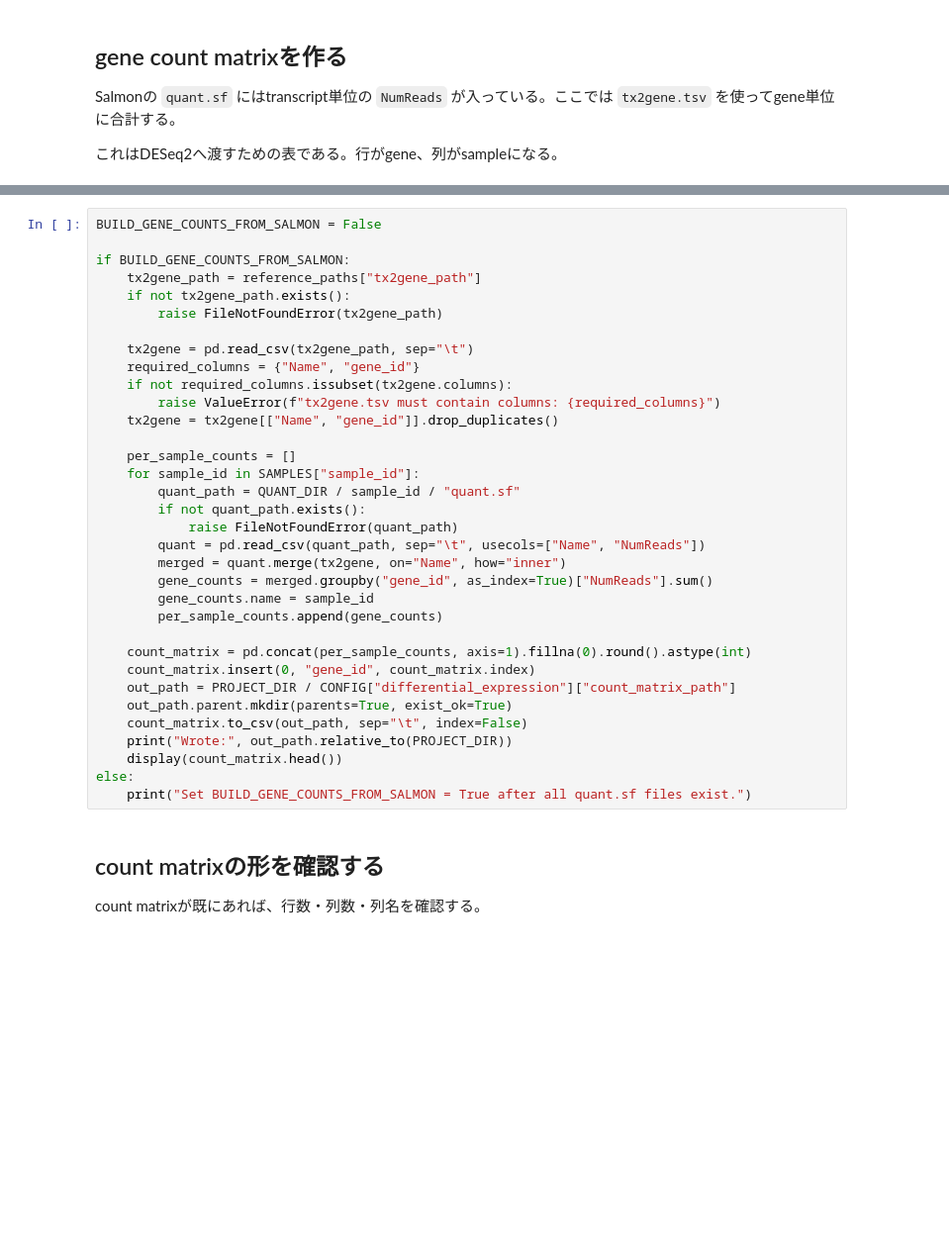
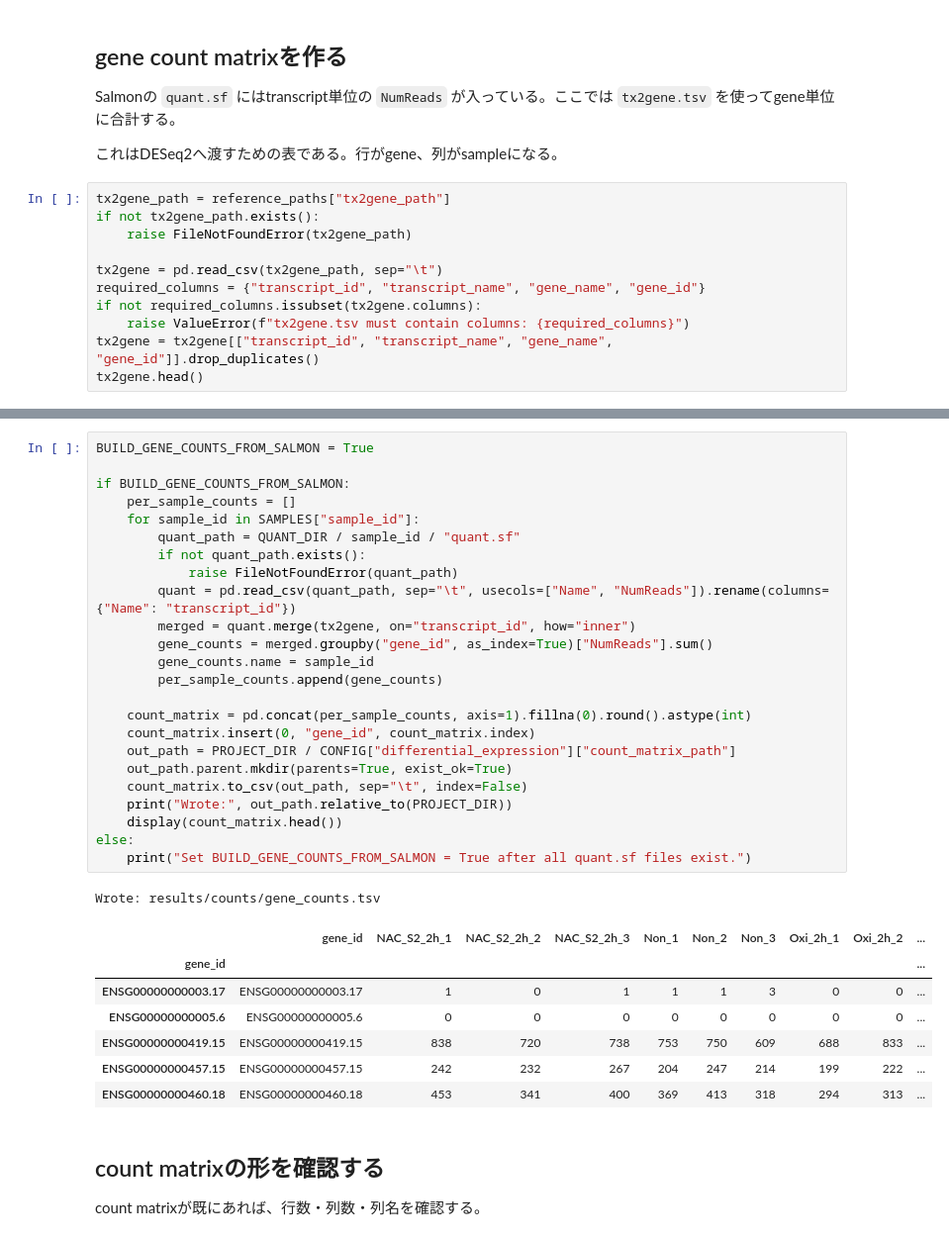
Before and after one commit to yu-tateyan-15/RNA_seq, a Jupyter notebook: notebooks/transcript_mapping/02_quantification_count_matrix.ipynb, the cells around one changed output, grey strips where cells are left out. Shown at 99% size. Saved outputs shown, nothing was run; the diff lists cells and outputs as text; blank space fills up the shorter version.

```diff
--- a/notebooks/transcript_mapping/02_quantification_count_matrix.ipynb
+++ b/notebooks/transcript_mapping/02_quantification_count_matrix.ipynb
@@ -159,3 +301,14 @@ quant_status
 Salmonの `quant.sf` にはtranscript単位の `NumReads` が入っている。ここでは `tx2gene.tsv` を使ってgene単位に合計する。
 
 これはDESeq2へ渡すための表である。行がgene、列がsampleになる。
+# %%
+tx2gene_path = reference_paths["tx2gene_path"]
+if not tx2gene_path.exists():
+    raise FileNotFoundError(tx2gene_path)
+
+tx2gene = pd.read_csv(tx2gene_path, sep="\t")
+required_columns = {"transcript_id", "transcript_name", "gene_name", "gene_id"}
+if not required_columns.issubset(tx2gene.columns):
+    raise ValueError(f"tx2gene.tsv must contain columns: {required_columns}")
+tx2gene = tx2gene[["transcript_id", "transcript_name", "gene_name", "gene_id"]].drop_duplicates()
+tx2gene.head()
@@ -162,37 +322,36 @@ Salmonの `quant.sf` にはtranscript単位の `NumReads` が入っている。
 # %%
-BUILD_GENE_COUNTS_FROM_SALMON = False
+BUILD_GENE_COUNTS_FROM_SALMON = True
 
 if BUILD_GENE_COUNTS_FROM_SALMON:
-    tx2gene_path = reference_paths["tx2gene_path"]
-    if not tx2gene_path.exists():
-        raise FileNotFoundError(tx2gene_path)
-
-    tx2gene = pd.read_csv(tx2gene_path, sep="\t")
-    required_columns = {"Name", "gene_id"}
-    if not required_columns.issubset(tx2gene.columns):
-        raise ValueError(f"tx2gene.tsv must contain columns: {required_columns}")
-    tx2gene = tx2gene[["Name", "gene_id"]].drop_duplicates()
-
     per_sample_counts = []
     for sample_id in SAMPLES["sample_id"]:
         quant_path = QUANT_DIR / sample_id / "quant.sf"
         if not quant_path.exists():
             raise FileNotFoundError(quant_path)
-        quant = pd.read_csv(quant_path, sep="\t", usecols=["Name", "NumReads"])
-        merged = quant.merge(tx2gene, on="Name", how="inner")
+        quant = pd.read_csv(quant_path, sep="\t", usecols=["Name", "NumReads"]).rename(columns={"Name": "transcript_id"})
+        merged = quant.merge(tx2gene, on="transcript_id", how="inner")
         gene_counts = merged.groupby("gene_id", as_index=True)["NumReads"].sum()
         gene_counts.name = sample_id
         per_sample_counts.append(gene_counts)
 
     count_matrix = pd.concat(per_sample_counts, axis=1).fillna(0).round().astype(int)
     count_matrix.insert(0, "gene_id", count_matrix.index)
     out_path = PROJECT_DIR / CONFIG["differential_expression"]["count_matrix_path"]
     out_path.parent.mkdir(parents=True, exist_ok=True)
     count_matrix.to_csv(out_path, sep="\t", index=False)
     print("Wrote:", out_path.relative_to(PROJECT_DIR))
     display(count_matrix.head())
 else:
     print("Set BUILD_GENE_COUNTS_FROM_SALMON = True after all quant.sf files exist.")
+# %% [output]
+Wrote: results/counts/gene_counts.tsv
+|  | gene_id | NAC_S2_2h_1 | NAC_S2_2h_2 | NAC_S2_2h_3 | Non_1 | Non_2 | Non_3 | Oxi_2h_1 | Oxi_2h_2 | ... |
+| gene_id |  |  |  |  |  |  |  |  |  | ... |
+| ENSG00000000003.17 | ENSG00000000003.17 | 1 | 0 | 1 | 1 | 1 | 3 | 0 | 0 | ... |
+| ENSG00000000005.6 | ENSG00000000005.6 | 0 | 0 | 0 | 0 | 0 | 0 | 0 | 0 | ... |
+| ENSG00000000419.15 | ENSG00000000419.15 | 838 | 720 | 738 | 753 | 750 | 609 | 688 | 833 | ... |
+| ENSG00000000457.15 | ENSG00000000457.15 | 242 | 232 | 267 | 204 | 247 | 214 | 199 | 222 | ... |
+| ENSG00000000460.18 | ENSG00000000460.18 | 453 | 341 | 400 | 369 | 413 | 318 | 294 | 313 | ... |
 # %% [markdown]
 ## count matrixの形を確認する
 
```
Also changed, not shown: parts of 9 cells of this notebook, 21 other files.
